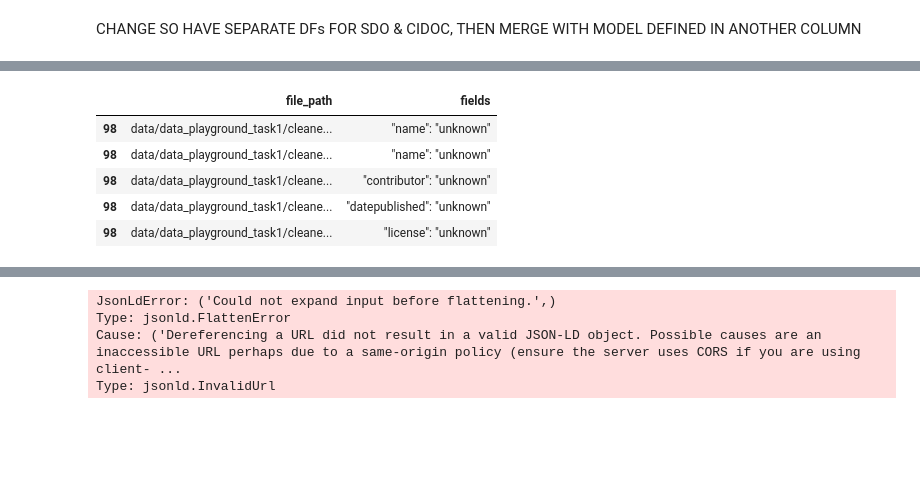
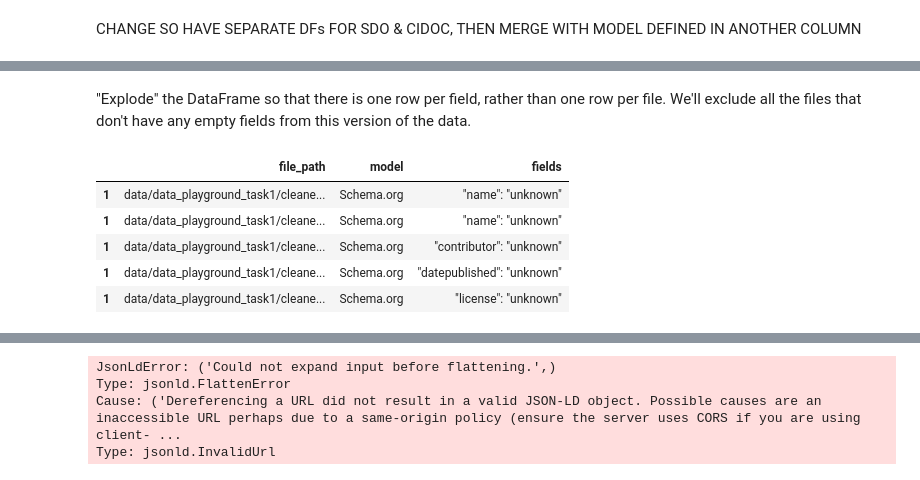
Before and after one commit to thegoose20/lada-eval, a Jupyter notebook: evaluation-completeness.ipynb, the cells around one changed output, grey strips where cells are left out. Cells and saved outputs as stored; diff of their text form; code cells hidden in the pictures; blank space fills up the shorter version.

```diff
--- a/evaluation-completeness.ipynb
+++ b/evaluation-completeness.ipynb
@@ -687,4 +669,4 @@ files_with_empty, empty_fields_per_file, fields_per_file = findEmptyFields(empty
 # %%
-df_empty = pd.DataFrame.from_dict({"file_path":json_file_paths, "empty_field_count":empty_fields_per_file, "fields":fields_per_file}).sort_values(by="empty_field_count", ascending=False)
-df_empty.head()
+df_cidoc_empty = pd.DataFrame.from_dict({"file_path":cidoc_file_paths, "model":["CIDOC-CRM"]*len(cidoc_file_paths), "empty_field_count":empty_fields_per_file, "fields":fields_per_file}).sort_values(by="empty_field_count", ascending=False)
+df_cidoc_empty.head()
 # %% [output]
@@ -696,0 +681,2 @@ df_empty.head()
+# %%
+files_with_empty, empty_fields_per_file, fields_per_file = utils.findEmptyFields(empty, schema_file_paths)
@@ -696,0 +685,3 @@ df_empty.head()
+# %%
+df_sdo_empty = pd.DataFrame.from_dict({"file_path":schema_file_paths, "model":["Schema.org"]*len(schema_file_paths), "empty_field_count":empty_fields_per_file, "fields":fields_per_file}).sort_values(by="empty_field_count", ascending=False)
+df_sdo_empty.head()
@@ -696,0 +695,4 @@ df_empty.head()
+# %%
+df_empty = pd.concat([df_cidoc_empty, df_sdo_empty])
+df_empty = df_empty.sort_values(by=["empty_field_count"], ascending=False)
+df_empty.head()
@@ -697,11 +706,13 @@ df_empty.head()
+# %% [markdown]
+"Explode" the DataFrame so that there is one row per field, rather than one row per file.  We'll exclude all the files that don't have any empty fields from this version of the data.
 # %%
-df_empty_exploded = df_empty.drop(columns=["empty_field_count"]).explode("fields")
+df_empty_exploded = df_empty.loc[df_empty.empty_field_count > 0].drop(columns=["empty_field_count"]).explode("fields")
 df_empty_exploded.head()
 # %% [output]
-|  | file_path | fields |
-| 98 | data/data_playground_task1/cleane... | "name": "unknown" |
-| 98 | data/data_playground_task1/cleane... | "name": "unknown" |
-| 98 | data/data_playground_task1/cleane... | "contributor": "unknown" |
-| 98 | data/data_playground_task1/cleane... | "datepublished": "unknown" |
-| 98 | data/data_playground_task1/cleane... | "license": "unknown" |
+|  | file_path | model | fields |
+| 1 | data/data_playground_task1/cleane... | Schema.org | "name": "unknown" |
+| 1 | data/data_playground_task1/cleane... | Schema.org | "name": "unknown" |
+| 1 | data/data_playground_task1/cleane... | Schema.org | "contributor": "unknown" |
+| 1 | data/data_playground_task1/cleane... | Schema.org | "datepublished": "unknown" |
+| 1 | data/data_playground_task1/cleane... | Schema.org | "license": "unknown" |
 # %%
```
Also changed, not shown: parts of 19 cells of this notebook.
